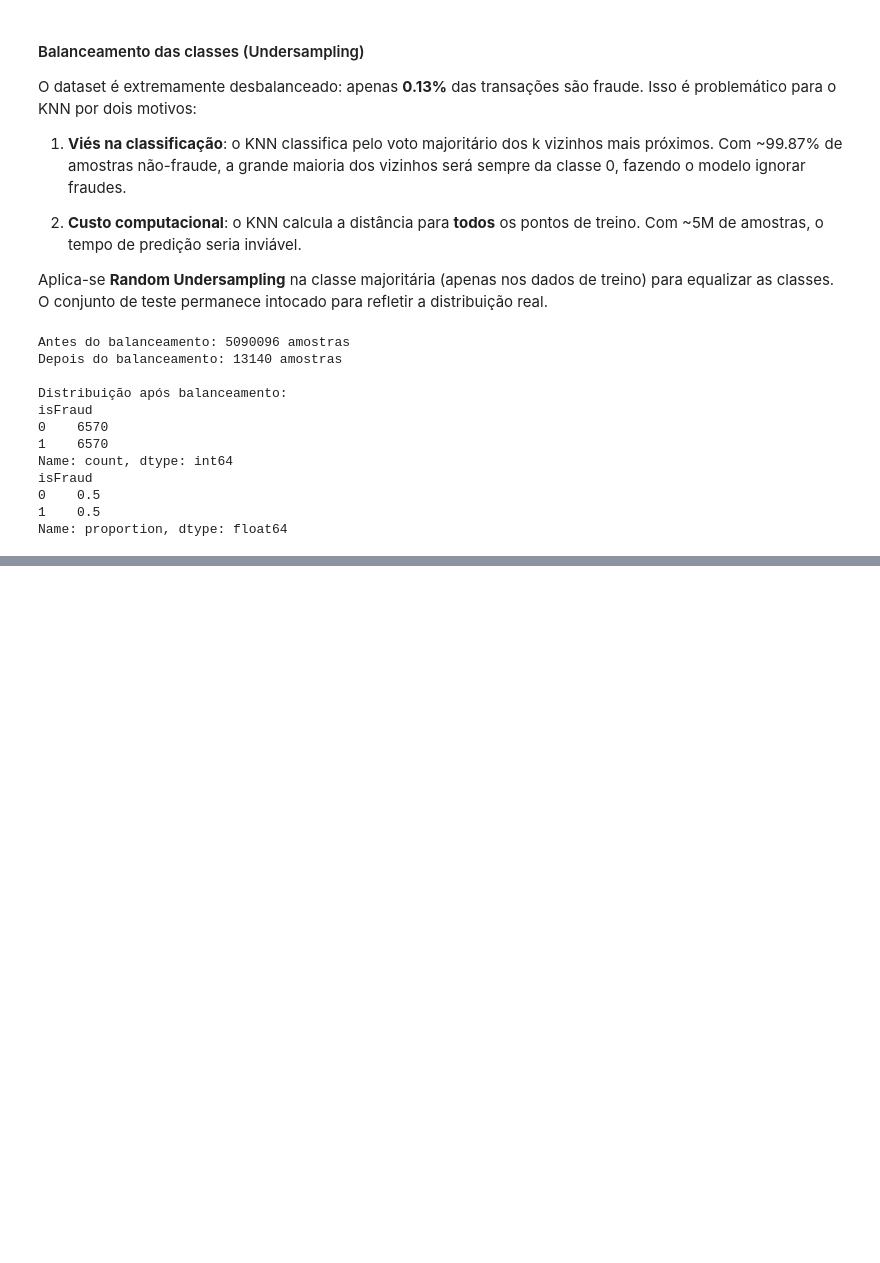
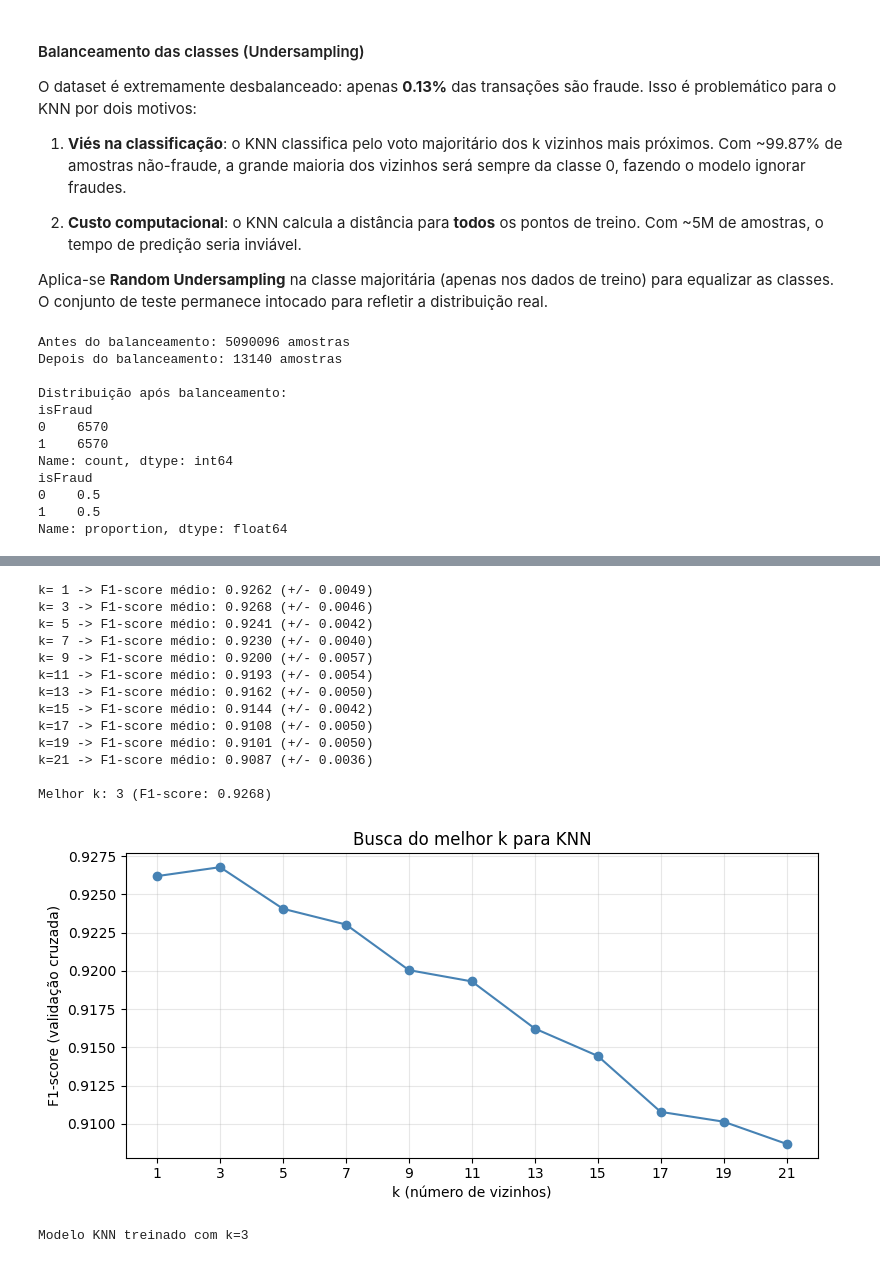
Before and after one commit to lusostisso/T1-Aprendizado-de-maquina, a Jupyter notebook: main.ipynb, the cells around one changed output, grey strips where cells are left out. Drawn from its saved outputs; the diff is of its cells as text; code cells hidden in the pictures; blank space fills up the shorter version.

```diff
--- a/main.ipynb
+++ b/main.ipynb
@@ -235,0 +250,46 @@ Name: proportion, dtype: float64
+# %%
+# Busca do melhor k via validação cruzada (F1-score)
+k_values = range(1, 22, 2)  # k ímpar para evitar empates
+f1_scores = []
+
+for k in k_values:
+    knn = KNeighborsClassifier(n_neighbors=k)
+    scores = cross_val_score(knn, X_train_bal, y_train_bal, cv=5, scoring='f1')
+    f1_scores.append(scores.mean())
+    print(f"k={k:2d} -> F1-score médio: {scores.mean():.4f} (+/- {scores.std():.4f})")
+
+best_k = list(k_values)[np.argmax(f1_scores)]
+print(f"\nMelhor k: {best_k} (F1-score: {max(f1_scores):.4f})")
+
+# Gráfico de F1-score por k
+plt.figure(figsize=(8, 4))
+plt.plot(k_values, f1_scores, marker='o', color='steelblue')
+plt.xlabel('k (número de vizinhos)')
+plt.ylabel('F1-score (validação cruzada)')
+plt.title('Busca do melhor k para KNN')
+plt.xticks(list(k_values))
+plt.grid(True, alpha=0.3)
+plt.tight_layout()
+plt.show()
+# %% [output]
+k= 1 -> F1-score médio: 0.9262 (+/- 0.0049)
+k= 3 -> F1-score médio: 0.9268 (+/- 0.0046)
+k= 5 -> F1-score médio: 0.9241 (+/- 0.0042)
+k= 7 -> F1-score médio: 0.9230 (+/- 0.0040)
+k= 9 -> F1-score médio: 0.9200 (+/- 0.0057)
+k=11 -> F1-score médio: 0.9193 (+/- 0.0054)
+k=13 -> F1-score médio: 0.9162 (+/- 0.0050)
+k=15 -> F1-score médio: 0.9144 (+/- 0.0042)
+k=17 -> F1-score médio: 0.9108 (+/- 0.0050)
+k=19 -> F1-score médio: 0.9101 (+/- 0.0050)
+k=21 -> F1-score médio: 0.9087 (+/- 0.0036)
+
+Melhor k: 3 (F1-score: 0.9268)
+[figure, added]
+# %%
+# Treinar modelo final com o melhor k
+knn_final = KNeighborsClassifier(n_neighbors=best_k)
+knn_final.fit(X_train_bal, y_train_bal)
+print(f"Modelo KNN treinado com k={best_k}")
+# %% [output]
+Modelo KNN treinado com k=3
```
Also changed, not shown: parts of 13 cells of this notebook.
